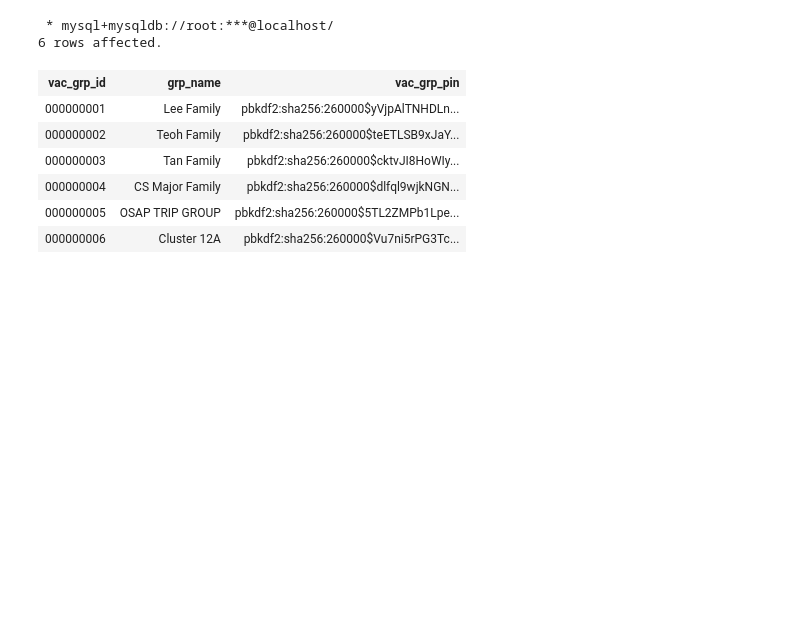
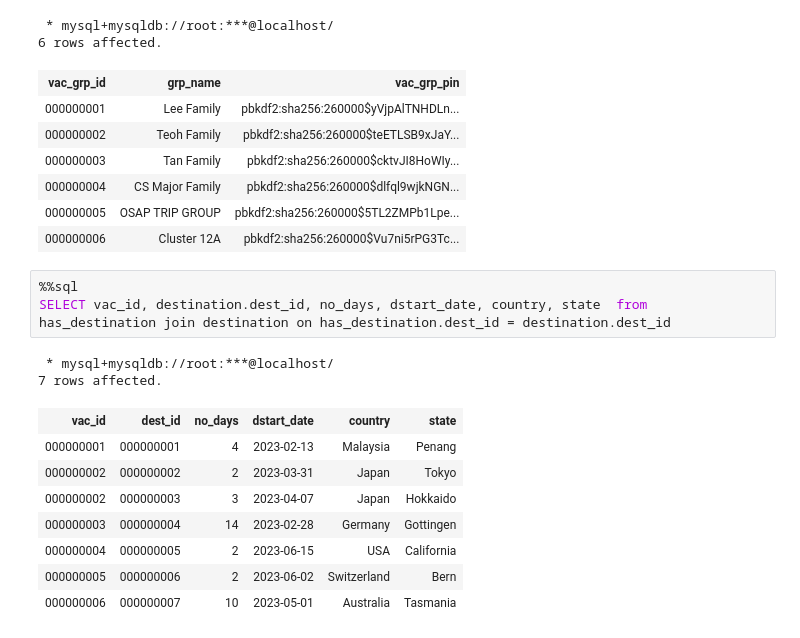
Before and after one commit to tyxin/ReadyHols, a Jupyter notebook: data_scripting.ipynb, the cells around one changed output. Saved outputs shown, nothing was run; the diff lists cells and outputs as text; blank space fills up the shorter version.

```diff
--- a/data_scripting.ipynb
+++ b/data_scripting.ipynb
@@ -735,5 +735,19 @@ select * from vacation_grp
 | 000000004 | CS Major Family | pbkdf2:sha256:260000$dlfql9wjkNGN... |
 | 000000005 | OSAP TRIP GROUP | pbkdf2:sha256:260000$5TL2ZMPb1Lpe... |
 | 000000006 | Cluster 12A | pbkdf2:sha256:260000$Vu7ni5rPG3Tc... |
+# %%
+%%sql
+SELECT vac_id, destination.dest_id, no_days, dstart_date, country, state  from has_destination join destination on has_destination.dest_id = destination.dest_id
+# %% [output]
+ * mysql+mysqldb://root:***@localhost/
+7 rows affected.
+| vac_id | dest_id | no_days | dstart_date | country | state |
+| 000000001 | 000000001 | 4 | 2023-02-13 | Malaysia | Penang |
+| 000000002 | 000000002 | 2 | 2023-03-31 | Japan | Tokyo |
+| 000000002 | 000000003 | 3 | 2023-04-07 | Japan | Hokkaido |
+| 000000003 | 000000004 | 14 | 2023-02-28 | Germany | Gottingen |
+| 000000004 | 000000005 | 2 | 2023-06-15 | USA | California |
+| 000000005 | 000000006 | 2 | 2023-06-02 | Switzerland | Bern |
+| 000000006 | 000000007 | 10 | 2023-05-01 | Australia | Tasmania |
 # %%
 %%sql
```
Also changed, not shown: parts of 1 cell of this notebook, 4 other files.
